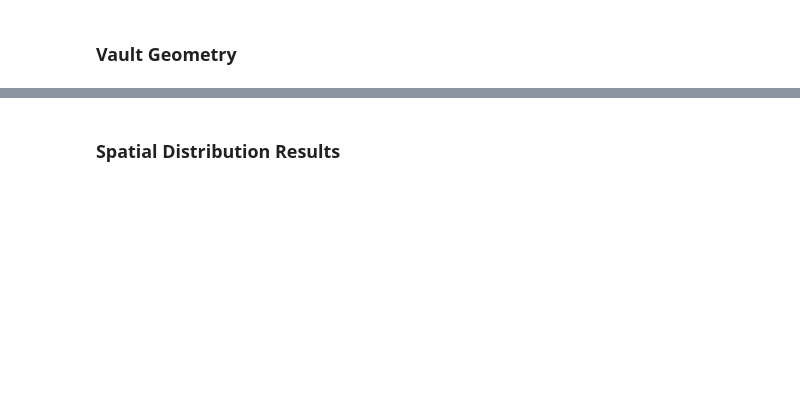
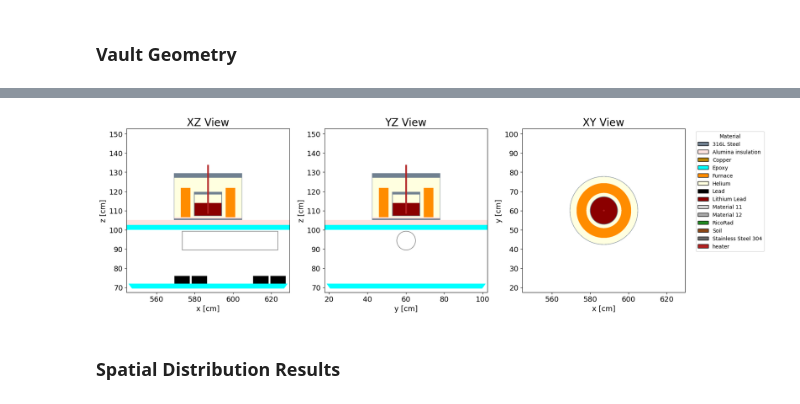
Before and after one commit to rossmacdonald98/Ross-BABY-LiPb, a Jupyter notebook: analysis/neutron/postprocessing_LiPb.ipynb, the cells around one changed output, grey strips where cells are left out. Drawn from its saved outputs; the diff is of its cells as text; code cells hidden in the pictures; blank space fills up the shorter version.

```diff
--- a/analysis/neutron/postprocessing_LiPb.ipynb
+++ b/analysis/neutron/postprocessing_LiPb.ipynb
@@ -109,3 +119,56 @@ plt.show()
+# %%
+fig, (ax1, ax2, ax3) = plt.subplots(1, 3, figsize=(18, 6))
+
+# XZ View
+geometry.plot(
+    width=(85, 85),
+    origin=(x_c, y_c, z_c + 10),
+    pixels=(1000, 1000),
+    basis="xz",
+    color_by="material",
+    colors=my_colors,
+    axes=ax1
+)
+ax1.set_title("XZ View", fontsize=20)
+ax1.tick_params(axis="both", labelsize=14)
+ax1.set_xlabel("x [cm]", fontsize=14)
+ax1.set_ylabel("z [cm]", fontsize=14)
+
+# YZ View
+geometry.plot(
+    width=(85, 85),
+    origin=(x_c, y_c, z_c + 10),
+    pixels=(1000, 1000),
+    basis="yz",
+    color_by="material",
+    colors=my_colors,
+    axes=ax2
+)
+ax2.set_title("YZ View", fontsize=20)
+ax2.tick_params(axis="both", labelsize=14)
+ax2.set_xlabel("y [cm]", fontsize=14)
+ax2.set_ylabel("z [cm]", fontsize=14)
+
+# XY View
+geometry.plot(
+    width=(85, 85),
+    origin=(x_c, y_c, z_c + 10),
+    pixels=(1000, 1000),
+    basis="xy",
+    color_by="material",
+    colors=my_colors,
+    axes=ax3
+)
+ax3.set_title("XY View", fontsize=20)
+ax3.tick_params(axis="both", labelsize=14)
+ax3.set_xlabel("x [cm]", fontsize=14)
+ax3.set_ylabel("y [cm]", fontsize=14)
+
+add_legend(ax3)
+plt.tight_layout()
+plt.show()
+# %% [output]
+[figure, added]
 # %% [markdown]
 ### Spatial Distribution Results
 # %%
```
Also changed, not shown: parts of 11 cells of this notebook, 1 other file.
